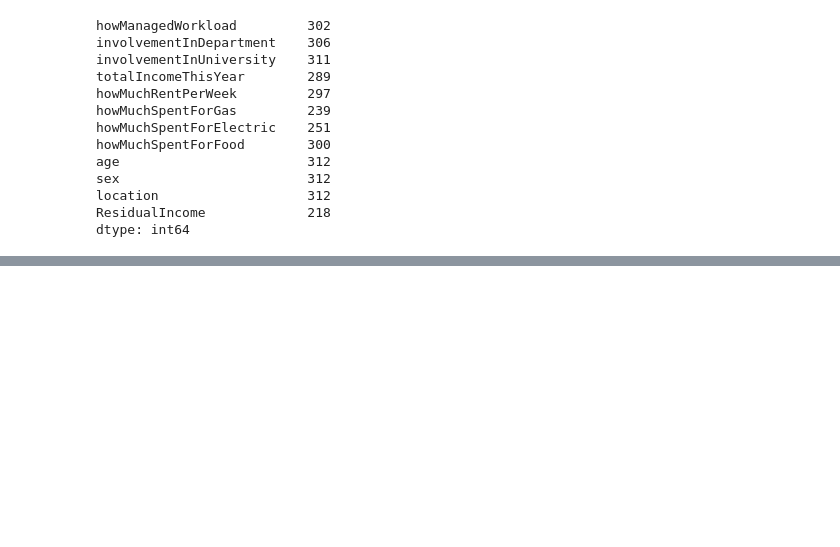
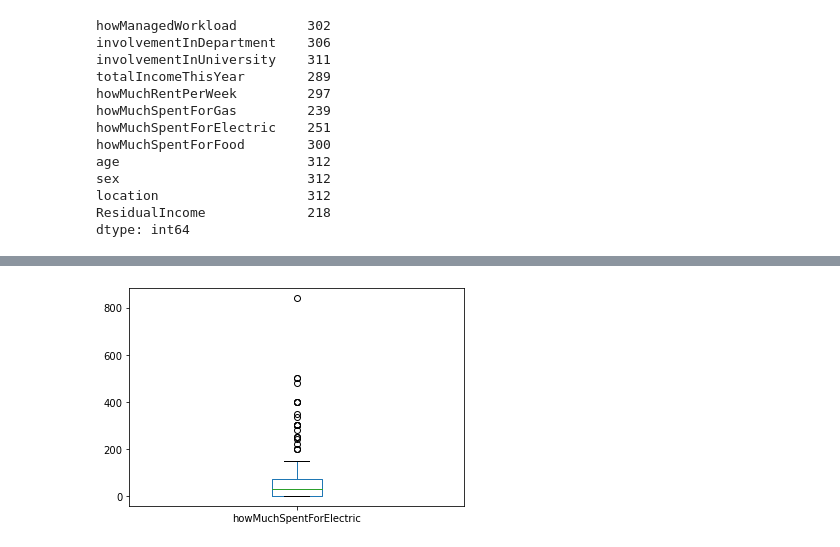
Before and after one commit to Mohamed-Shaheedullah/student-welfare-data, a Jupyter notebook: student_welfare_Python.ipynb, the cells around one changed output, grey strips where cells are left out. Drawn from its saved outputs; the diff is of its cells as text; code cells hidden in the pictures; blank space fills up the shorter version.

```diff
--- a/student_welfare_Python.ipynb
+++ b/student_welfare_Python.ipynb
@@ -333,0 +354,4 @@ dtype: int64
+# %%
+plot_boxplot(student_df_2, "howMuchSpentForElectric")
+# %% [output]
+[figure, added]
```
Also changed, not shown: parts of 18 cells of this notebook.
